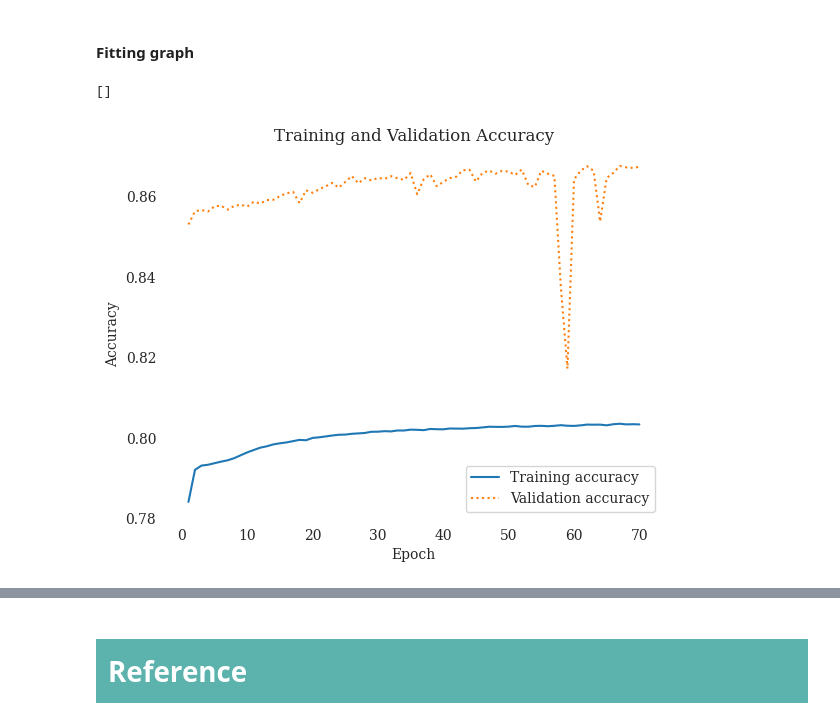
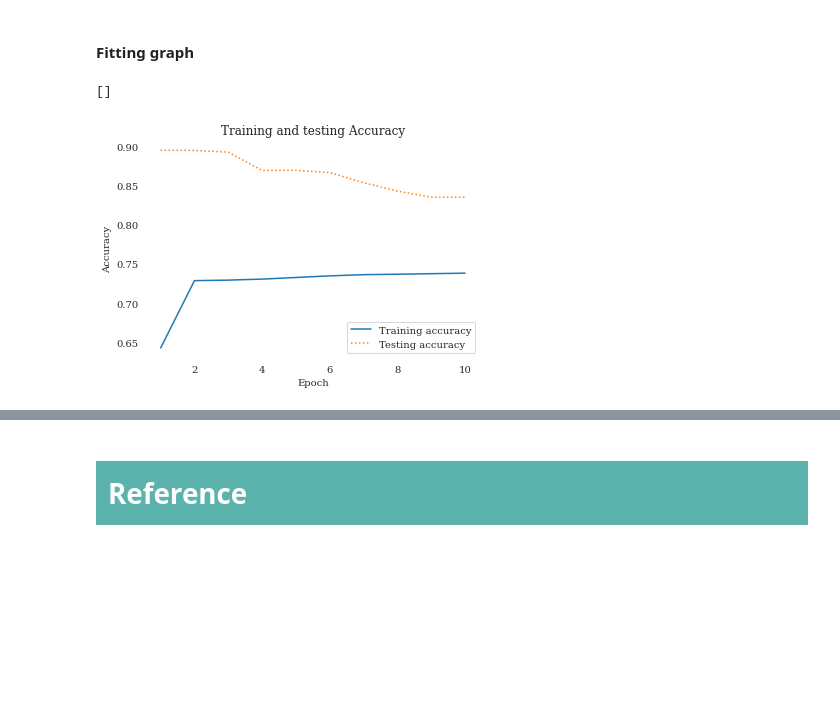
Before and after one commit to sli-23/ecs-171-2022fall-project, a Jupyter notebook: ECS_171_Final_Project_Updated.ipynb, the cells around one changed output, grey strips where cells are left out. Cells and saved outputs as stored; diff of their text form; code cells hidden in the pictures; blank space fills up the shorter version.

```diff
--- a/ECS_171_Final_Project_Updated.ipynb
+++ b/ECS_171_Final_Project_Updated.ipynb
@@ -748,11 +841,11 @@ pca_plot(0,4)
 X_train, y_train = training_data.drop(columns=['Severity']), training_data['Severity']
 X_test, y_test = test_data.drop(columns=['Severity']), test_data['Severity']
 
-y_train = [0 if y <= 2 else 1 for y in y_train]
-y_test = [0 if y <= 2 else 1 for y in y_test]
+y_train_linear = [0 if y <= 1 else 1 for y in y_train]
+y_test_linear = [0 if y <= 1 else 1 for y in y_test]
 # %%
 model = LinearRegression()
-model.fit(X_train, y_train)
+model.fit(X_train, y_train_linear)
 # %% [output]
 LinearRegression()
 # %%
@@ -809,14 +899,14 @@ X_test, y_test = test_data.drop(columns=['Severity']), test_data['Severity']
 # %%
 nn_model = Sequential()
-nn_model.add(Dense(units = 16, activation = 'relu', input_dim = 32))
-nn_model.add(Dense(units = 14, activation = 'relu'))
+nn_model.add(Dense(units = 32, activation = 'relu', input_dim = 32))
+nn_model.add(Dense(units = 16, activation = 'relu'))
 nn_model.add(Dense(units = 8, activation = 'relu'))
-nn_model.add(Dense(units = 5, activation = 'softmax'))
+nn_model.add(Dense(units = 4, activation = 'softmax'))
 # nn_model.add(Dense(units = 1, activation = 'sigmoid'))
 
 nn_model.compile(optimizer = 'adam', loss = 'categorical_crossentropy', metrics=['accuracy'])
 # %%
 history = nn_model.fit(X_train.astype('float'), to_categorical(y_train),
                        validation_data = (X_test.astype('float'),
-                        to_categorical(y_test)), batch_size = 1000, epochs = 70)
+                        to_categorical(y_test)), batch_size = 1000, epochs = 10)
 # %% [output]
@@ -862,18 +951,18 @@ Accuracy:  0.8674307487803816
 # %%
 acc = history.history['accuracy']
 val = history.history['val_accuracy']
 epochs = range(1, len(acc) + 1)
 
 plt.plot(epochs, acc, '-', label='Training accuracy')
-plt.plot(epochs, val, ':', label='Validation accuracy')
-plt.title('Training and Validation Accuracy')
+plt.plot(epochs, val, ':', label='Testing accuracy')
+plt.title('Training and testing Accuracy')
 plt.xlabel('Epoch')
 plt.ylabel('Accuracy')
 plt.legend(loc='lower right')
 plt.plot()
 # %% [output]
 []
-[figure, old version]
+[figure, new version]
 # %%
 plt.plot(history.history['loss'])
 plt.plot(history.history['val_loss'])
```
Also changed, not shown: parts of 49 cells of this notebook.
